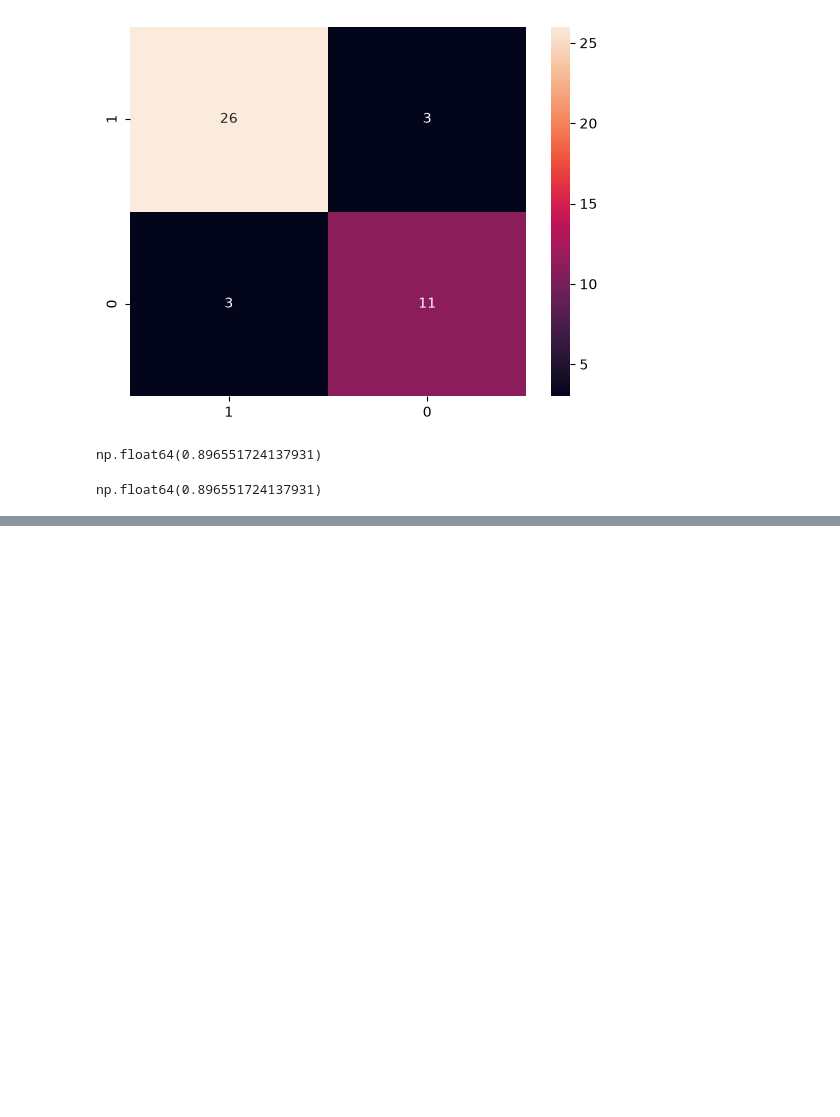
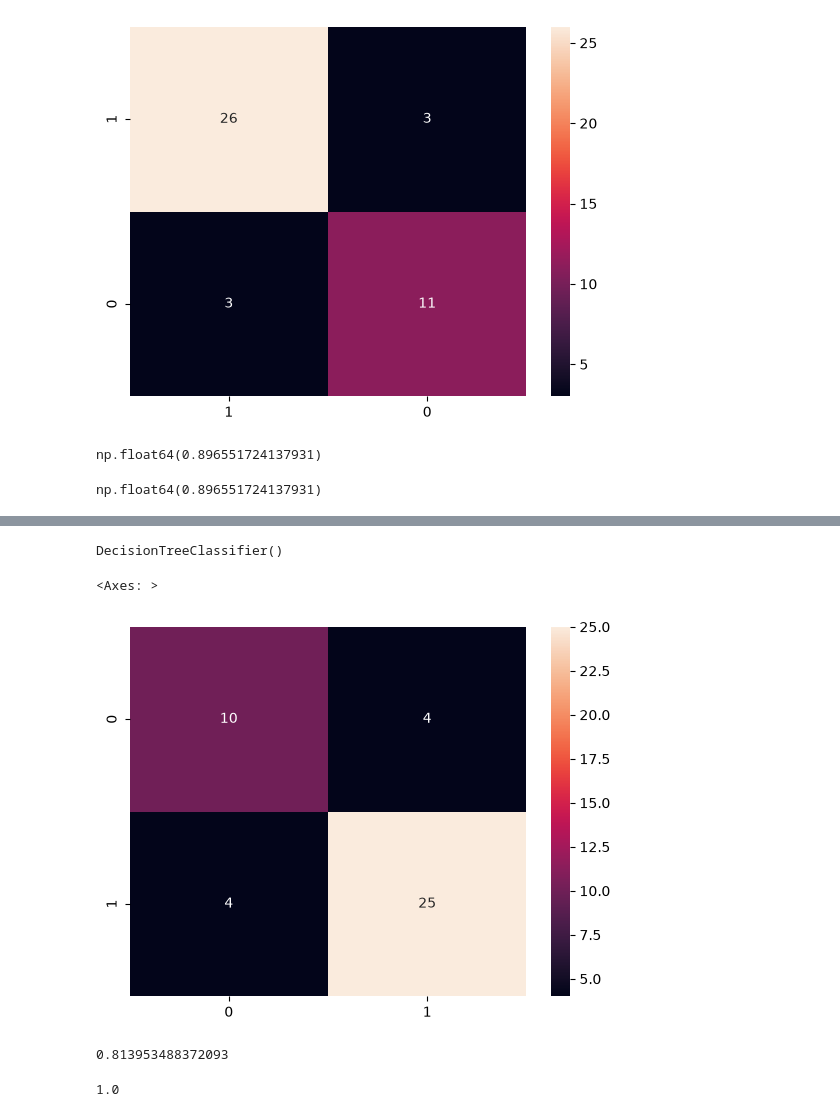
Before and after one commit to zeusbtc69/python, a Jupyter notebook: jupyter/placement.ipynb, the cells around one changed output, grey strips where cells are left out. Saved outputs shown, nothing was run; the diff lists cells and outputs as text; code cells hidden in the pictures; blank space fills up the shorter version.

```diff
--- a/jupyter/placement.ipynb
+++ b/jupyter/placement.ipynb
@@ -285,0 +308,19 @@ np.float64(0.896551724137931)
+# %%
+dc = DecisionTreeClassifier()
+# %%
+dc.fit(X_train, Y_train)
+# %% [output]
+DecisionTreeClassifier()
+# %%
+yPred = dc.predict(X_test)
+# %%
+data = metrics.confusion_matrix(Y_test, yPred)
+# %%
+sns.heatmap(data, annot=True)
+# %% [output]
+<Axes: >
+[figure, added]
+# %%
+metrics.accuracy_score(Y_test, yPred)
+# %% [output]
+0.813953488372093
@@ -285,0 +329,4 @@ np.float64(0.896551724137931)
+# %%
+accuracy_score(Y_train, yPredTrain)
+# %% [output]
+1.0
```
Also changed, not shown: parts of 14 cells of this notebook, 3 other files.
